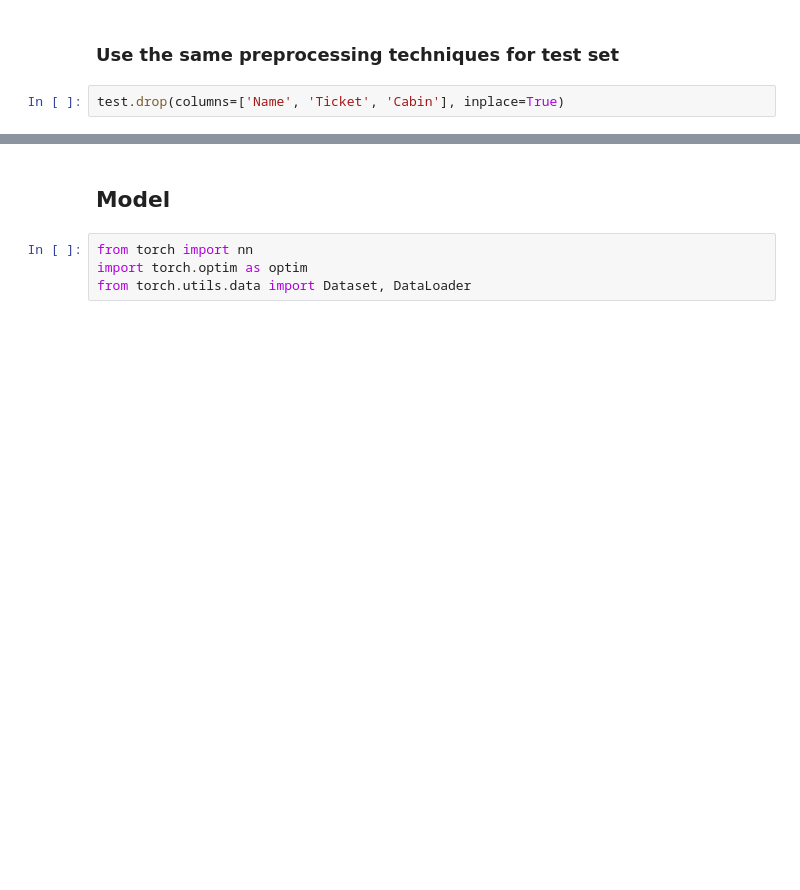
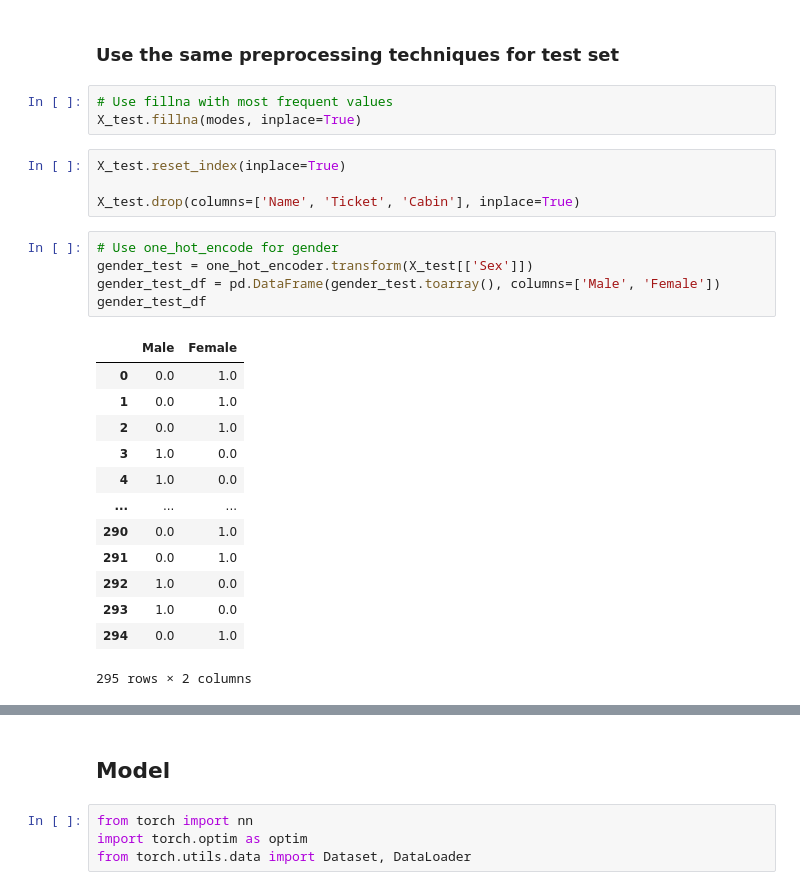
Before and after one commit to podSilvio/fastai-pytorch-playground, a Jupyter notebook: titanic-pytorch.ipynb, the cells around one changed output, grey strips where cells are left out. Saved outputs shown, nothing was run; the diff lists cells and outputs as text; blank space fills up the shorter version.

```diff
--- a/titanic-pytorch.ipynb
+++ b/titanic-pytorch.ipynb
@@ -125,5 +128,29 @@ train
 # %% [markdown]
 ### Use the same preprocessing techniques for test set
+# %%
+# Use fillna with most frequent values
+X_test.fillna(modes, inplace=True)
 # %%
-test.drop(columns=['Name', 'Ticket', 'Cabin'], inplace=True)
+X_test.reset_index(inplace=True)
+
+X_test.drop(columns=['Name', 'Ticket', 'Cabin'], inplace=True)
+# %%
+# Use one_hot_encode for gender
+gender_test = one_hot_encoder.transform(X_test[['Sex']])
+gender_test_df = pd.DataFrame(gender_test.toarray(), columns=['Male', 'Female'])
+gender_test_df
+# %% [output]
+|  | Male | Female |
+| 0 | 0.0 | 1.0 |
+| 1 | 0.0 | 1.0 |
+| 2 | 0.0 | 1.0 |
+| 3 | 1.0 | 0.0 |
+| 4 | 1.0 | 0.0 |
+| ... | ... | ... |
+| 290 | 0.0 | 1.0 |
+| 291 | 0.0 | 1.0 |
+| 292 | 1.0 | 0.0 |
+| 293 | 1.0 | 0.0 |
+| 294 | 0.0 | 1.0 |
+295 rows × 2 columns
 # %%
```
Also changed, not shown: parts of 30 cells of this notebook, 4 other files.
